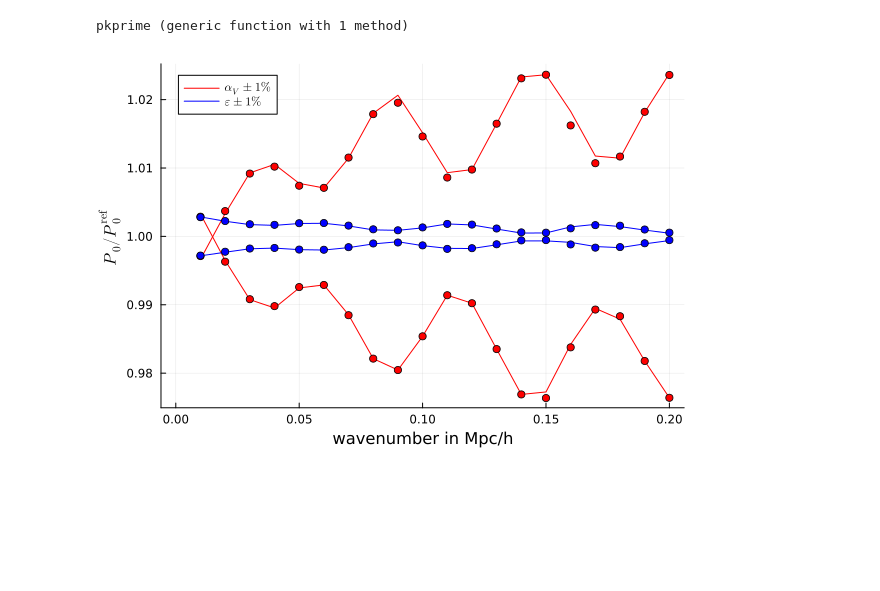
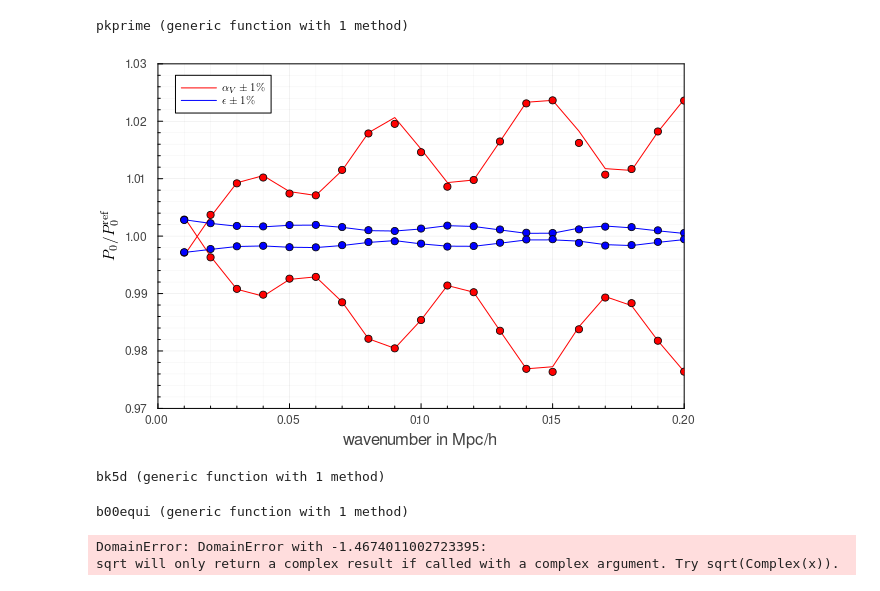
Before and after one commit to ladosamushia/BispectrumAP, a Jupyter notebook: BAOplots.ipynb, the cells around one changed output. Cells and saved outputs as stored; diff of their text form; code cells hidden in the pictures; blank space fills up the shorter version.

Commit message:
all four pk plots work

```diff
--- a/BAOplots.ipynb
+++ b/BAOplots.ipynb
@@ -56,31 +56,97 @@ p2 = pkprime(kgrid, L2, αV, ϵ)*5/2
 p4 = pkprime(kgrid, L4, αV, ϵ)*9/2
 p0th = p0ref + p2ref*(ϵ-1)*3/5 + dp2/5*(ϵ-1) + dp0*(αV-1)
 plot(kgrid, p0./p0ref, color=:red, label=L"\alpha_V \pm 1\%")
 plot!(kgrid, p0th./p0ref, color=:red, seriestype=:scatter, label=:none)
 αV = 0.99
 ϵ = 1.00
 p0 = pkprime(kgrid, L0, αV, ϵ)/2
 p2 = pkprime(kgrid, L2, αV, ϵ)*5/2
 p4 = pkprime(kgrid, L4, αV, ϵ)*9/2
 p0th = p0ref + p2ref*(ϵ-1)*3/5 + dp2/5*(ϵ-1) + dp0*(αV-1)
 plot!(kgrid, p0./p0ref, color=:red, label=:none)
 plot!(kgrid, p0th./p0ref, color=:red, seriestype=:scatter, label=:none)
 αV = 1.00
 ϵ = 1.01
 p0 = pkprime(kgrid, L0, αV, ϵ)/2
 p2 = pkprime(kgrid, L2, αV, ϵ)*5/2
 p4 = pkprime(kgrid, L4, αV, ϵ)*9/2
 p0th = p0ref + p2ref*(ϵ-1)*3/5 + dp2/5*(ϵ-1) + dp0*(αV-1)
 plot!(kgrid, p0./p0ref, color=:blue, label=L"\epsilon \pm 1\%")
 plot!(kgrid, p0th./p0ref, color=:blue, seriestype=:scatter, label=:none)
 αV = 1.00
 ϵ = 0.99
 p0 = pkprime(kgrid, L0, αV, ϵ)/2
 p2 = pkprime(kgrid, L2, αV, ϵ)*5/2
 p4 = pkprime(kgrid, L4, αV, ϵ)*9/2
 p0th = p0ref + p2ref*(ϵ-1)*0.6 + dp2*(ϵ-1)/5 + dp0*(αV-1)
 plot!(kgrid, p0./p0ref, color=:blue, label=:none, legend=:topleft)
 plot!(kgrid, p0th./p0ref, color=:blue, seriestype=:scatter, label=:none)
 plot!(xlabel="wavenumber in Mpc/h", ylabel=L"P_0/P^\mathrm{ref}_0")
+plot!(xrange=(0,0.20), yrange=(0.97,1.03),grid=true,framestyle=:box,fontfamily="Arial",minorticks=:true,minorgrid=true)
 # %% [output]
-[figure, old version]
+[figure, new version]
+# %%
+function solve_triangular_geometry(μ1, ϕ, k1, k2, k3)
+    μ12 = (k1^2 + k2^2 - k3^2)/(2*k1*k2)
+    μ31 = (k3^2 + k1^2 - k2^2)/(2*k3*k1)
+    μ23 = (k2^2 + k3^2 - k1^2)/(2*k2*k3)
+    μ3 = - μ1*μ12 - sqrt(1 - μ1^2)*sqrt(1 - μ12^2)*cos(ϕ)
+    μ2 = -(μ1*k1 + μ3*k3)/k2
+    return μ2, μ3, μ12, μ23, μ31
+end
+
+function tree_level_bk(μ1, ϕ, k1, k2, k3, b1, b2, f, pk)
+
+    pk1 = pk(k1)
+    pk2 = pk(k2)
+    pk3 = pk(k3)
+
+    μ2, μ3, μ12, μ23, μ31 = solve_triangular_geometry(μ1, ϕ, k1, k2, k3)
+
+    Z1k1 = b1 + f*μ1^2
+    Z1k2 = b1 + f*μ2^2
+    Z1k3 = b1 + f*μ3^2
+
+    F12 = 5/7 + μ12/2*(k1/k2 + k2/k1) + 2/7*μ12^2
+    F23 = 5/7 + μ23/2*(k2/k3 + k3/k2) + 2/7*μ23^2
+    F31 = 5/7 + μ31/2*(k3/k1 + k1/k3) + 2/7*μ31^2
+
+    G12 = 3/7 + μ12/2*(k1/k2 + k2/k1) + 4/7*μ12^2
+    G23 = 3/7 + μ23/2*(k2/k3 + k3/k2) + 4/7*μ23^2
+    G31 = 3/7 + μ31/2*(k3/k1 + k1/k3) + 4/7*μ31^2
+
+    Z2k12 = b2/2. + b1*F12 + f*μ3^2*G12
+    Z2k12 -= f*μ3*k3/2*(μ1/k1*Z1k2 + μ2/k2*Z1k1)
+    Z2k23 = b2/2. + b1*F23 + f*μ1^2*G23
+    Z2k23 -= f*μ1*k1/2*(μ2/k2*Z1k3 + μ3/k3*Z1k2)
+    Z2k31 = b2/2. + b1*F31 + f*μ2^2*G31
+    Z2k31 -= f*μ2*k2/2*(μ3/k3*Z1k1 + μ1/k1*Z1k3)
+
+    Bi = Z2k12*Z1k1*Z1k2*pk1*pk2
+    Bi += Z2k23*Z1k2*Z1k3*pk2*pk3
+    Bi += Z2k31*Z1k3*Z1k1*pk3*pk1
+
+    return 2*Bi
+end
+
+function bk5d(μ, ϕ, k1, k2, k3)
+    return tree_level_bk(μ, ϕ, k1, k2, k3, 2, 0.6, 0.7, pk_itp)
+end
+# %% [output]
+bk5d (generic function with 1 method)
+# %%
+function b00equi(kgrid, αV, ϵ)
+    Nk = size(kgrid)[1]
+    pp = zeros(Nk)
+    for i in 2:Nk
+        pp[i] = hcubature(x -> bk5d(μp(kgrid[i], x[1], αV, ϵ), x[2], kp(kgrid[i], x[1], αV, ϵ), kp(kgrid[i], x[1], αV, ϵ), kp(kgrid[i], x[1], αV, ϵ))/2/sqrt(π)*sin(x[1]), [0, 0], [π, 2*π], reltol=1e-4)[1]
+    end
+    return pp
+end
+# %% [output]
+b00equi (generic function with 1 method)
+# %%
+b00equi(kgrid, 1.00, 1.00)
+# %% [output]
+DomainError: DomainError with -1.4674011002723395:
+sqrt will only return a complex result if called with a complex argument. Try sqrt(Complex(x)).
```
Also changed, not shown: parts of 1 cell of this notebook, 2 other files.
